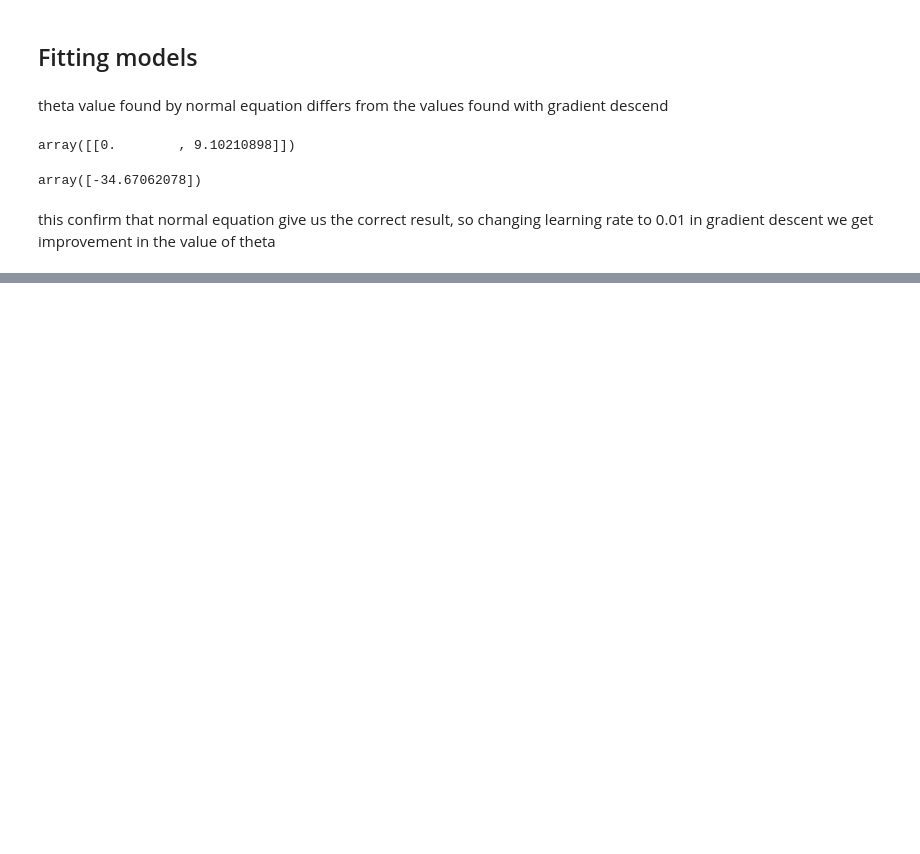
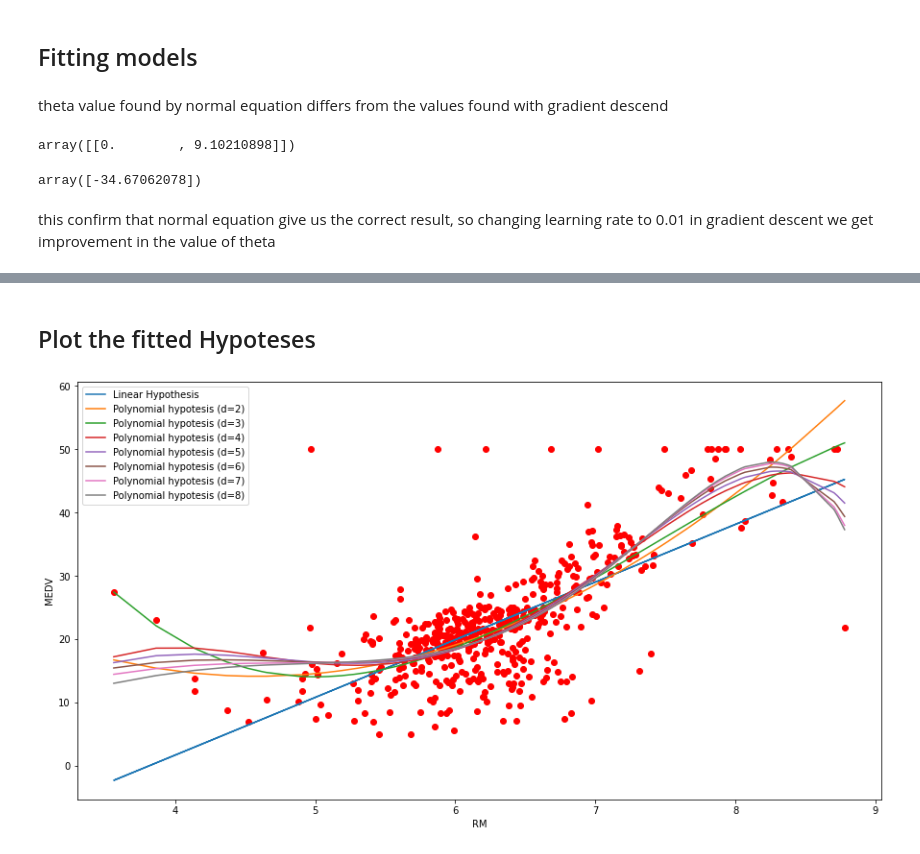
Before and after one commit to Zeruel92/hpc_exercices, a Jupyter notebook: NormalEquation/NormalEquation.ipynb, the cells around one changed output, grey strips where cells are left out. Drawn from its saved outputs; the diff is of its cells as text; code cells hidden in the pictures; blank space fills up the shorter version.

Commit message:
Normal Equation polynomial

```diff
--- a/NormalEquation/NormalEquation.ipynb
+++ b/NormalEquation/NormalEquation.ipynb
@@ -78,7 +76,8 @@ array([[ 0.01075269,  0.40860215, -0.35483871],
 ## Fitting models
 # %%
 selected_feature = 'RM'
-X = boston_df[[selected_feature]].values
+#selected_feature = 'LSTAT'
+X = boston_df[[selected_feature]]
 y = boston_df[["MEDV"]].values
 # %%
 X_linear = np.c_[np.ones((X.shape[0],1)), X]
@@ -101,0 +119,43 @@ this confirm that normal equation give us the correct result, so changing learni
+# %%
+X_poly_2_scaled_int = np.c_[np.ones((X_poly_2_scaled.shape[0],1)),X_poly_2_scaled]
+X_poly_3_scaled_int = np.c_[np.ones((X_poly_3_scaled.shape[0],1)),X_poly_3_scaled]
+X_poly_4_scaled_int = np.c_[np.ones((X_poly_4_scaled.shape[0],1)),X_poly_4_scaled]
+X_poly_5_scaled_int = np.c_[np.ones((X_poly_5_scaled.shape[0],1)),X_poly_5_scaled]
+X_poly_6_scaled_int = np.c_[np.ones((X_poly_6_scaled.shape[0],1)),X_poly_6_scaled]
+X_poly_7_scaled_int = np.c_[np.ones((X_poly_7_scaled.shape[0],1)),X_poly_7_scaled]
+X_poly_8_scaled_int = np.c_[np.ones((X_poly_8_scaled.shape[0],1)),X_poly_8_scaled]
+# %%
+theta_poly2, _ = normalEquation(X_poly_2_scaled_int,y)
+theta_poly3, _ = normalEquation(X_poly_3_scaled_int,y)
+theta_poly4, _ = normalEquation(X_poly_4_scaled_int,y)
+theta_poly5, _ = normalEquation(X_poly_5_scaled_int,y)
+theta_poly6, _ = normalEquation(X_poly_6_scaled_int,y)
+theta_poly7, _ = normalEquation(X_poly_7_scaled_int,y)
+theta_poly8, _ = normalEquation(X_poly_8_scaled_int,y)
+# %% [markdown]
+## Plot the fitted Hypoteses
+# %%
+X_2,yhat_2 = zip(*sorted(zip(X.values, X_poly_2_scaled_int.dot(theta_poly2))))
+X_3,yhat_3 = zip(*sorted(zip(X.values, X_poly_3_scaled_int.dot(theta_poly3))))
+X_4,yhat_4 = zip(*sorted(zip(X.values, X_poly_4_scaled_int.dot(theta_poly4))))
+X_5,yhat_5 = zip(*sorted(zip(X.values, X_poly_5_scaled_int.dot(theta_poly5))))
+X_6,yhat_6 = zip(*sorted(zip(X.values, X_poly_6_scaled_int.dot(theta_poly6))))
+X_7,yhat_7 = zip(*sorted(zip(X.values, X_poly_7_scaled_int.dot(theta_poly7))))
+X_8,yhat_8 = zip(*sorted(zip(X.values, X_poly_8_scaled_int.dot(theta_poly8))))
+# %%
+plt.figure(figsize=(15,8))
+plt.xlabel(selected_feature)
+plt.ylabel('MEDV')
+plt.scatter(X,y,c='r')
+plt.plot(X.values,X_linear.dot(theta), label = 'Linear Hypothesis')
+plt.plot(X_2,yhat_2, label = 'Polynomial hypotesis (d=2)')
+plt.plot(X_3,yhat_3, label = 'Polynomial hypotesis (d=3)')
+plt.plot(X_4,yhat_4, label = 'Polynomial hypotesis (d=4)')
+plt.plot(X_5,yhat_5, label = 'Polynomial hypotesis (d=5)')
+plt.plot(X_6,yhat_6, label = 'Polynomial hypotesis (d=6)')
+plt.plot(X_7,yhat_7, label = 'Polynomial hypotesis (d=7)')
+plt.plot(X_8,yhat_8, label = 'Polynomial hypotesis (d=8)')
+plt.legend()
+plt.show()
+# %% [output]
+[figure, added]
```
Also changed, not shown: parts of 4 cells of this notebook.
